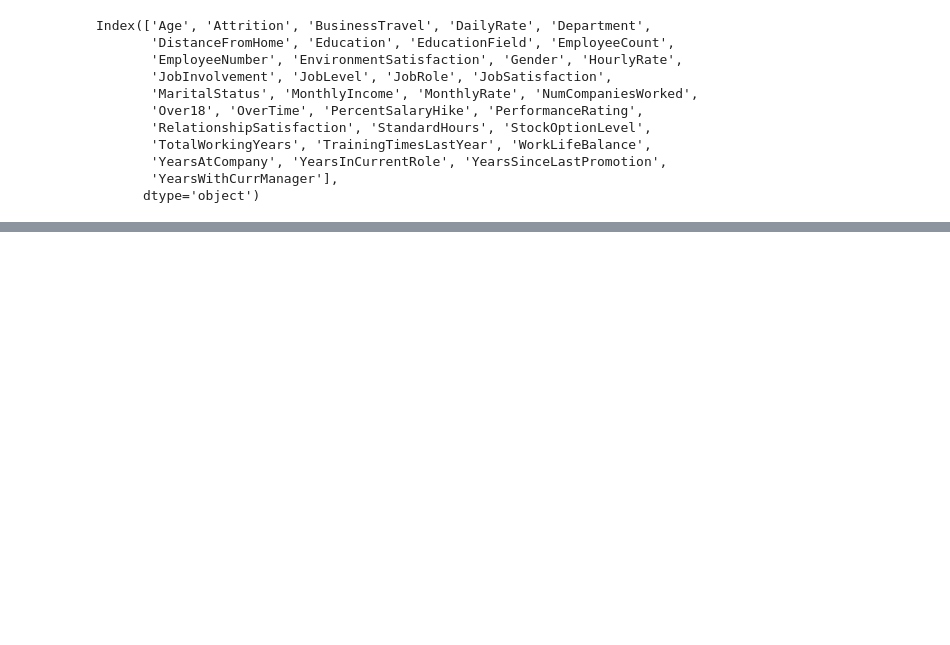
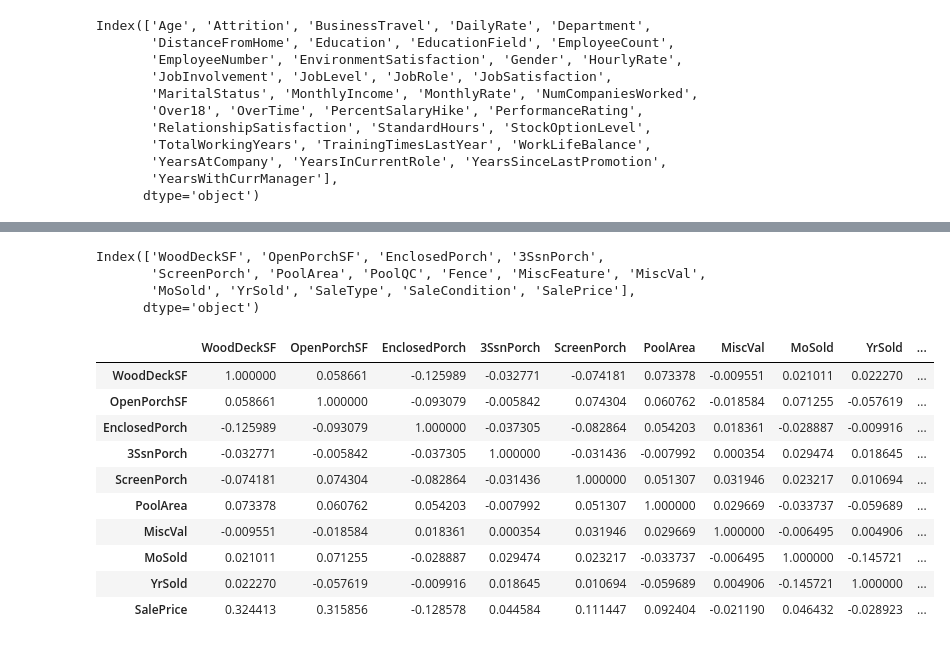
Before and after one commit to Darman09/Big_Data_DAHLEM_Romain_M2_IOT, a Jupyter notebook: DataViz.ipynb, the cells around one changed output, grey strips where cells are left out. Drawn from its saved outputs; the diff is of its cells as text; code cells hidden in the pictures; blank space fills up the shorter version.

```diff
--- a/DataViz.ipynb
+++ b/DataViz.ipynb
@@ -289,0 +292,36 @@ sns.lmplot(x="YearsWithCurrManager", y="Attrition", data=dfRl)
+# %%
+'''
+Visualisation d’une heatmap
+'''
+# Importez les librairies habituelles
+import numpy as np
+import pandas as pd
+import matplotlib.pyplot as plt
+import seaborn as sns
+
+dfHmp = pd.read_csv("data/house_pricing.csv",",",encoding='utf-8', low_memory=False)
+
+# Découpez votre dataset pour ne garder que les 15 dernieres colonnes
+dfHmp = dfHmp.drop(dfHmp.columns[:-15],axis=1)
+dfHmp.columns
+# %% [output]
+Index(['WoodDeckSF', 'OpenPorchSF', 'EnclosedPorch', '3SsnPorch',
+       'ScreenPorch', 'PoolArea', 'PoolQC', 'Fence', 'MiscFeature', 'MiscVal',
+       'MoSold', 'YrSold', 'SaleType', 'SaleCondition', 'SalePrice'],
+      dtype='object')
+# %%
+# Créez une matrice de corrélation avec toutes les variables du Dataset
+corrMatrix = dfHmp.corr()
+corrMatrix
+# %% [output]
+|  | WoodDeckSF | OpenPorchSF | EnclosedPorch | 3SsnPorch | ScreenPorch | PoolArea | MiscVal | MoSold | YrSold | ... |
+| WoodDeckSF | 1.000000 | 0.058661 | -0.125989 | -0.032771 | -0.074181 | 0.073378 | -0.009551 | 0.021011 | 0.022270 | ... |
+| OpenPorchSF | 0.058661 | 1.000000 | -0.093079 | -0.005842 | 0.074304 | 0.060762 | -0.018584 | 0.071255 | -0.057619 | ... |
+| EnclosedPorch | -0.125989 | -0.093079 | 1.000000 | -0.037305 | -0.082864 | 0.054203 | 0.018361 | -0.028887 | -0.009916 | ... |
+| 3SsnPorch | -0.032771 | -0.005842 | -0.037305 | 1.000000 | -0.031436 | -0.007992 | 0.000354 | 0.029474 | 0.018645 | ... |
+| ScreenPorch | -0.074181 | 0.074304 | -0.082864 | -0.031436 | 1.000000 | 0.051307 | 0.031946 | 0.023217 | 0.010694 | ... |
+| PoolArea | 0.073378 | 0.060762 | 0.054203 | -0.007992 | 0.051307 | 1.000000 | 0.029669 | -0.033737 | -0.059689 | ... |
+| MiscVal | -0.009551 | -0.018584 | 0.018361 | 0.000354 | 0.031946 | 0.029669 | 1.000000 | -0.006495 | 0.004906 | ... |
+| MoSold | 0.021011 | 0.071255 | -0.028887 | 0.029474 | 0.023217 | -0.033737 | -0.006495 | 1.000000 | -0.145721 | ... |
+| YrSold | 0.022270 | -0.057619 | -0.009916 | 0.018645 | 0.010694 | -0.059689 | 0.004906 | -0.145721 | 1.000000 | ... |
+| SalePrice | 0.324413 | 0.315856 | -0.128578 | 0.044584 | 0.111447 | 0.092404 | -0.021190 | 0.046432 | -0.028923 | ... |
```
Also changed, not shown: parts of 10 cells of this notebook, 1 other file.
